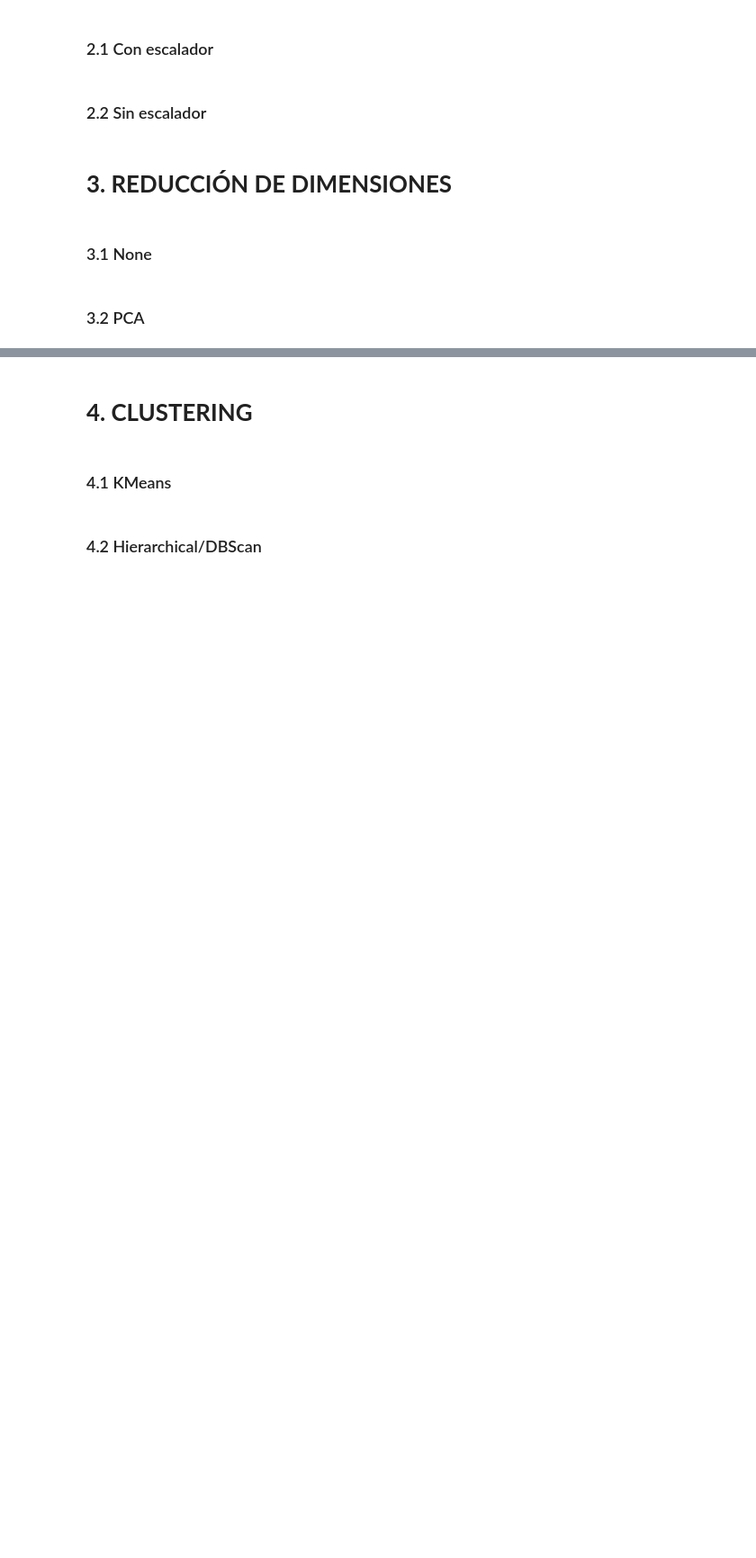
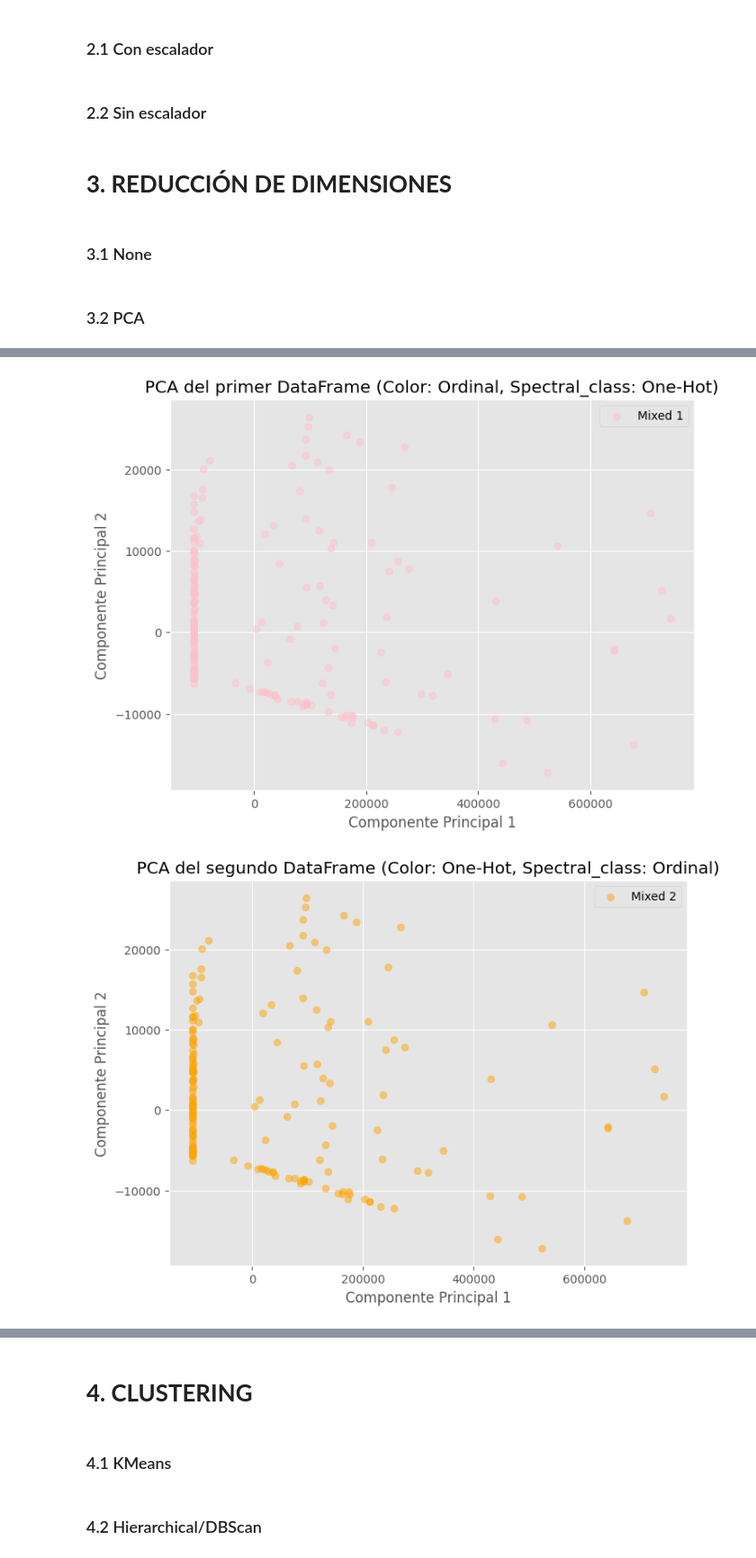
Before and after one commit to aitanax/Clustering_Estrellas, a Jupyter notebook: Notebook_Final.ipynb, the cells around one changed output, grey strips where cells are left out. Shown: that part at 90% size. Saved outputs shown, nothing was run; the diff lists cells and outputs as text; code cells hidden in the pictures; blank space fills up the shorter version.

```diff
--- a/Notebook_Final.ipynb
+++ b/Notebook_Final.ipynb
@@ -102,6 +254,6 @@ colors
 # %% [markdown]
 Defino las 'Spectral Class' que existen, o sea establezco sus valores:
 # %%
-spectral = ['O','B','A','F','G','K','M']
+spectral_class = ['O','B','A','F','G','K','M']
 # %% [markdown]
 ### 1.1 OneHot
@@ -121,0 +326,16 @@ TypeError: 'OrdinalEncoder' object is not iterable
+# %%
+# Ordinalidad para "color"
+from sklearn.preprocessing import OrdinalEncoder
+ordinal_encoder = OrdinalEncoder(categories=[colors])
+
+df_oc_ohes = df.copy()
+df_oc_ohes['Color'] = ordinal_encoder.fit_transform(df[['Color']])
+
+# One-Hot Encoding para "Spectral_class"
+df_oc_ohes = pd.get_dummies(df_oc_ohes, columns=['Spectral_Class'])
+
+# Convertir booleanos a ceros y unos
+df_oc_ohes = df_oc_ohes.astype(int)
+
+print("DataFrame con 'Color' en ordinalidad y 'Spectral_Class' en One-Hot Encoding:")
+df_oc_ohes.head()
@@ -133,0 +424,41 @@ TypeError: 'OrdinalEncoder' object is not iterable
+# %%
+import matplotlib.pyplot as plt
+
+# Gráfico para el primer DataFrame (color en ordinalidad, Spectral_class en One-Hot Encoding)
+plt.figure(figsize=(8, 6))
+plt.scatter(df_mixed_1_pca_df["PCA_Component_1"], df_mixed_1_pca_df["PCA_Component_2"], c='pink', alpha=0.5, label='Mixed 1')
+plt.xlabel("Componente Principal 1")
+plt.ylabel("Componente Principal 2")
+plt.title("PCA del primer DataFrame (Color: Ordinal, Spectral_class: One-Hot)")
+plt.legend()
+plt.show()
+
+# Gráfico para el segundo DataFrame (color en One-Hot Encoding, Spectral_class en ordinalidad)
+plt.figure(figsize=(8, 6))
+plt.scatter(df_mixed_2_pca_df["PCA_Component_1"], df_mixed_2_pca_df["PCA_Component_2"], c='orange', alpha=0.5, label='Mixed 2')
+plt.xlabel("Componente Principal 1")
+plt.ylabel("Componente Principal 2")
+plt.title("PCA del segundo DataFrame (Color: One-Hot, Spectral_class: Ordinal)")
+plt.legend()
+plt.show()
+
+# Gráfico para el tercer DataFrame (color y Spectral_class en ordinalidad)
+plt.figure(figsize=(8, 6))
+plt.scatter(df_ordinal_pca_df["PCA_Component_1"], df_ordinal_pca_df["PCA_Component_2"], c='green', alpha=0.5, label='Ordinal')
+plt.xlabel("Componente Principal 1")
+plt.ylabel("Componente Principal 2")
+plt.title("PCA del tercer DataFrame (Color y Spectral_class: Ordinal)")
+plt.legend()
+plt.show()
+
+# Gráfico para el cuarto DataFrame (color y Spectral_class en One-Hot Encoding)
+plt.figure(figsize=(8, 6))
+plt.scatter(df_one_hot_pca_df["PCA_Component_1"], df_one_hot_pca_df["PCA_Component_2"], c='purple', alpha=0.5, label='One-Hot')
+plt.xlabel("Componente Principal 1")
+plt.ylabel("Componente Principal 2")
+plt.title("PCA del cuarto DataFrame (Color y Spectral_class: One-Hot)")
+plt.legend()
+plt.show()
+# %% [output]
+[figure, added]
+[figure, added]
```
Also changed, not shown: parts of 16 cells of this notebook, 1 other file.
